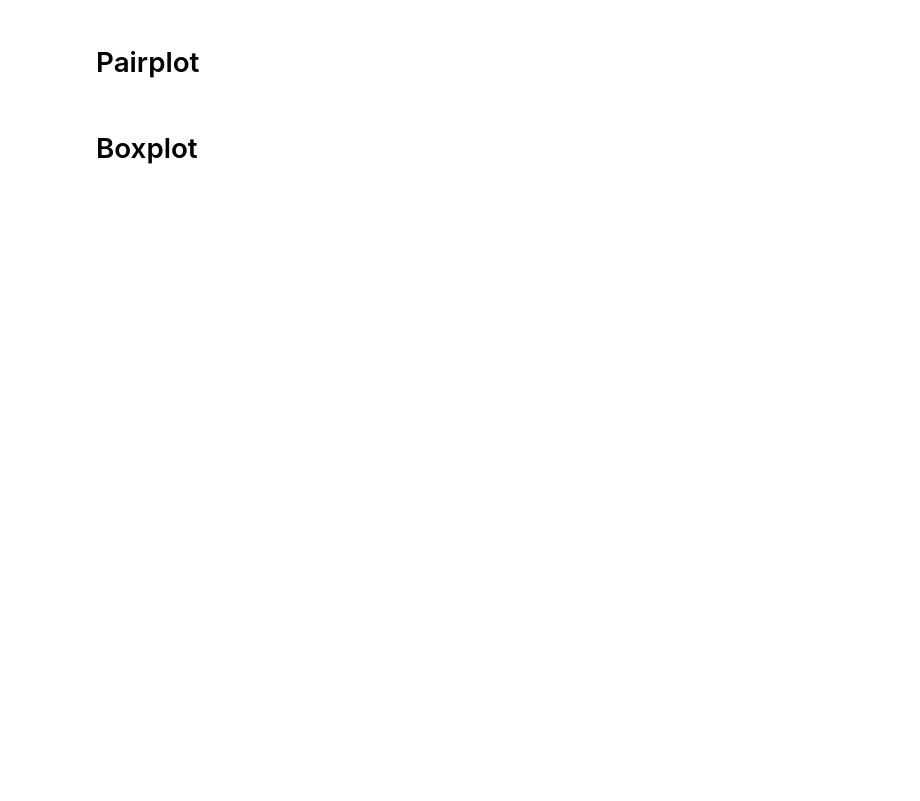
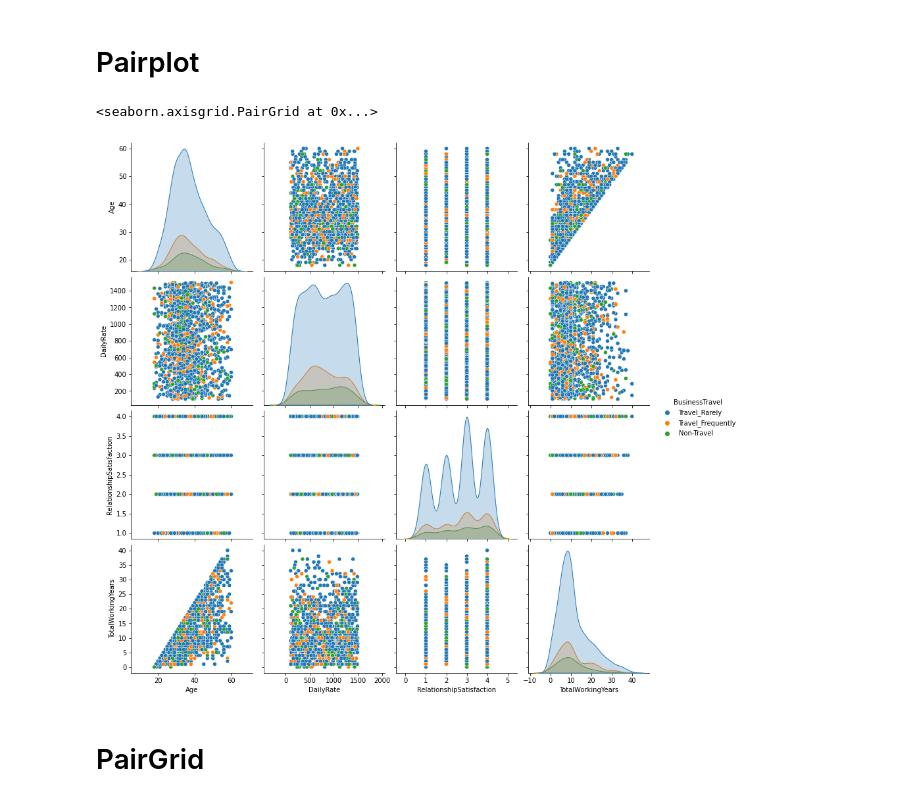
Before and after one commit to Rseiji/general_studies, a Jupyter notebook: plotting_exercises/seaborn_exercise_1.ipynb, the cells around one changed output. Saved outputs shown, nothing was run; the diff lists cells and outputs as text; code cells hidden in the pictures; blank space fills up the shorter version.

```diff
--- a/plotting_exercises/seaborn_exercise_1.ipynb
+++ b/plotting_exercises/seaborn_exercise_1.ipynb
@@ -69,4 +81,9 @@ sns.barplot(y=df['EducationField'], x=df['WorkLifeBalance'], ci=None, label='edu
 # %% [markdown]
 # Pairplot
+# %%
+sns.pairplot(df[['Age', 'BusinessTravel', 'DailyRate',  'Department', 'RelationshipSatisfaction', 'TotalWorkingYears']], hue='BusinessTravel', height=3)
+# %% [output]
+<seaborn.axisgrid.PairGrid at 0x...>
+[figure, added]
 # %% [markdown]
-# Boxplot
+# PairGrid
```
Also changed, not shown: parts of 11 cells of this notebook.
